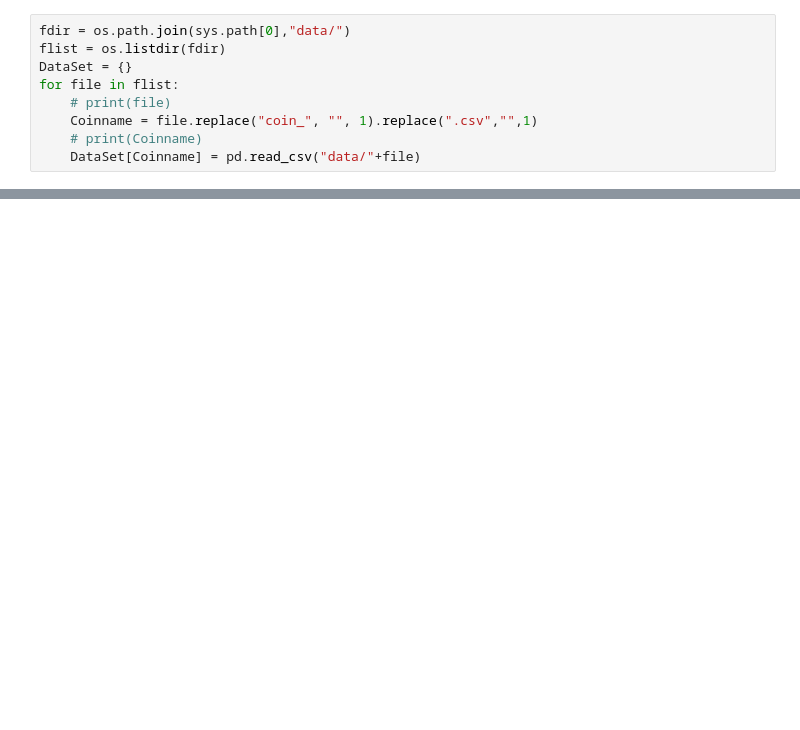
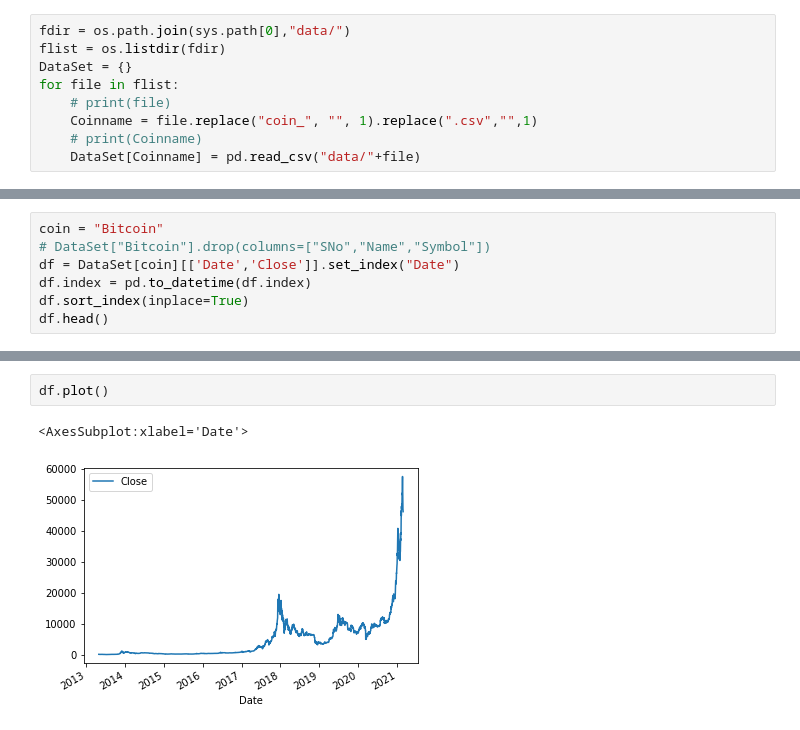
Before and after one commit to samuzaffar99/Crypto-Price-Pred, a Jupyter notebook: Crypto.ipynb, the cells around one changed output, grey strips where cells are left out. Saved outputs shown, nothing was run; the diff lists cells and outputs as text; blank space fills up the shorter version.

```diff
--- a/Crypto.ipynb
+++ b/Crypto.ipynb
@@ -23,0 +42,7 @@ DataSet["Aave"].head()
+# %%
+coin = "Bitcoin"
+# DataSet["Bitcoin"].drop(columns=["SNo","Name","Symbol"])
+df = DataSet[coin][['Date','Close']].set_index("Date")
+df.index = pd.to_datetime(df.index)
+df.sort_index(inplace=True)
+df.head()
@@ -23,0 +57,5 @@ DataSet["Aave"].head()
+# %%
+df.plot()
+# %% [output]
+<AxesSubplot:xlabel='Date'>
+[figure, added]
```
Also changed, not shown: parts of 19 cells of this notebook.
